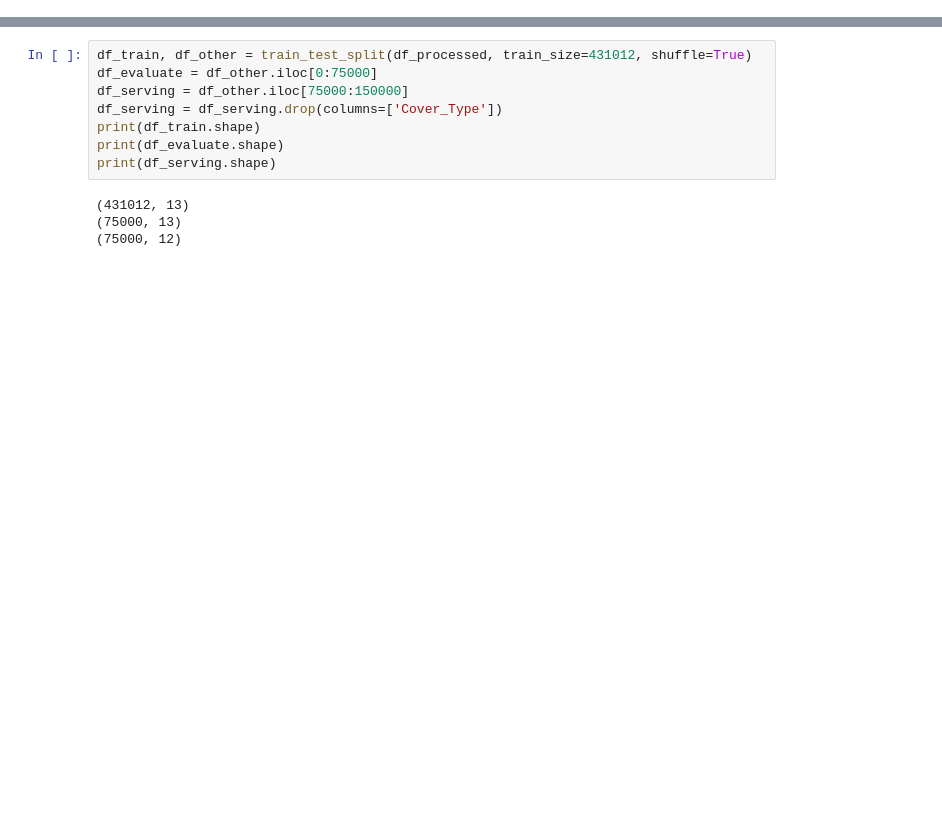
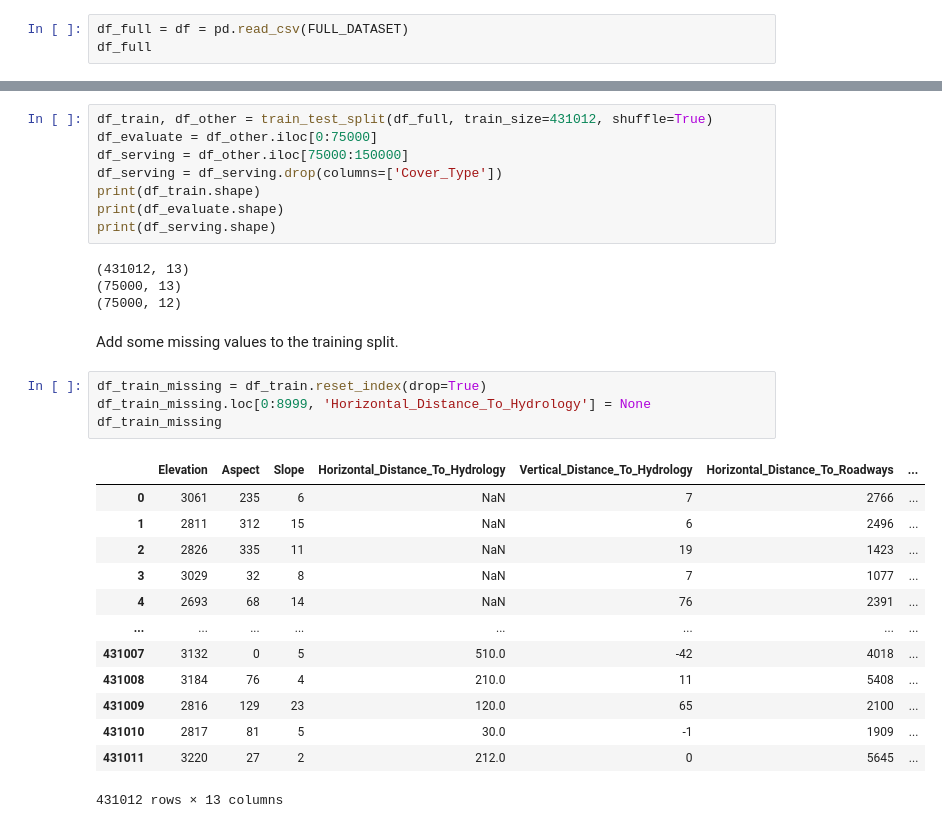
Before and after one commit to marsbroshok/mlops-labs, a Jupyter notebook: datasets/covertype/wrangle/prepare.ipynb, the cells around one changed output, grey strips where cells are left out. Drawn from its saved outputs; the diff is of its cells as text; blank space fills up the shorter version.

```diff
--- a/datasets/covertype/wrangle/prepare.ipynb
+++ b/datasets/covertype/wrangle/prepare.ipynb
@@ -166,2 +162,5 @@ df_processed.to_csv(FULL_DATASET, header=True, index=False)
 # %% [markdown]
 ### Create training, validation, testing and serving splits.
+# %%
+df_full = df = pd.read_csv(FULL_DATASET)
+df_full
@@ -168,5 +181,5 @@ df_processed.to_csv(FULL_DATASET, header=True, index=False)
 # %%
-df_train, df_other = train_test_split(df_processed, train_size=431012, shuffle=True)
+df_train, df_other = train_test_split(df_full, train_size=431012, shuffle=True)
 df_evaluate = df_other.iloc[0:75000]
 df_serving = df_other.iloc[75000:150000]
 df_serving = df_serving.drop(columns=['Cover_Type'])
@@ -177,3 +190,23 @@ print(df_serving.shape)
 (431012, 13)
 (75000, 13)
 (75000, 12)
+# %% [markdown]
+Add some missing values to the training split.
+# %%
+df_train_missing = df_train.reset_index(drop=True)
+df_train_missing.loc[0:8999, 'Horizontal_Distance_To_Hydrology'] = None
+df_train_missing
+# %% [output]
+|  | Elevation | Aspect | Slope | Horizontal_Distance_To_Hydrology | Vertical_Distance_To_Hydrology | Horizontal_Distance_To_Roadways | ... |
+| 0 | 3061 | 235 | 6 | NaN | 7 | 2766 | ... |
+| 1 | 2811 | 312 | 15 | NaN | 6 | 2496 | ... |
+| 2 | 2826 | 335 | 11 | NaN | 19 | 1423 | ... |
+| 3 | 3029 | 32 | 8 | NaN | 7 | 1077 | ... |
+| 4 | 2693 | 68 | 14 | NaN | 76 | 2391 | ... |
+| ... | ... | ... | ... | ... | ... | ... | ... |
+| 431007 | 3132 | 0 | 5 | 510.0 | -42 | 4018 | ... |
+| 431008 | 3184 | 76 | 4 | 210.0 | 11 | 5408 | ... |
+| 431009 | 2816 | 129 | 23 | 120.0 | 65 | 2100 | ... |
+| 431010 | 2817 | 81 | 5 | 30.0 | -1 | 1909 | ... |
+| 431011 | 3220 | 27 | 2 | 212.0 | 0 | 5645 | ... |
+431012 rows × 13 columns
```
Also changed, not shown: parts of 15 cells of this notebook, 7 other files.
